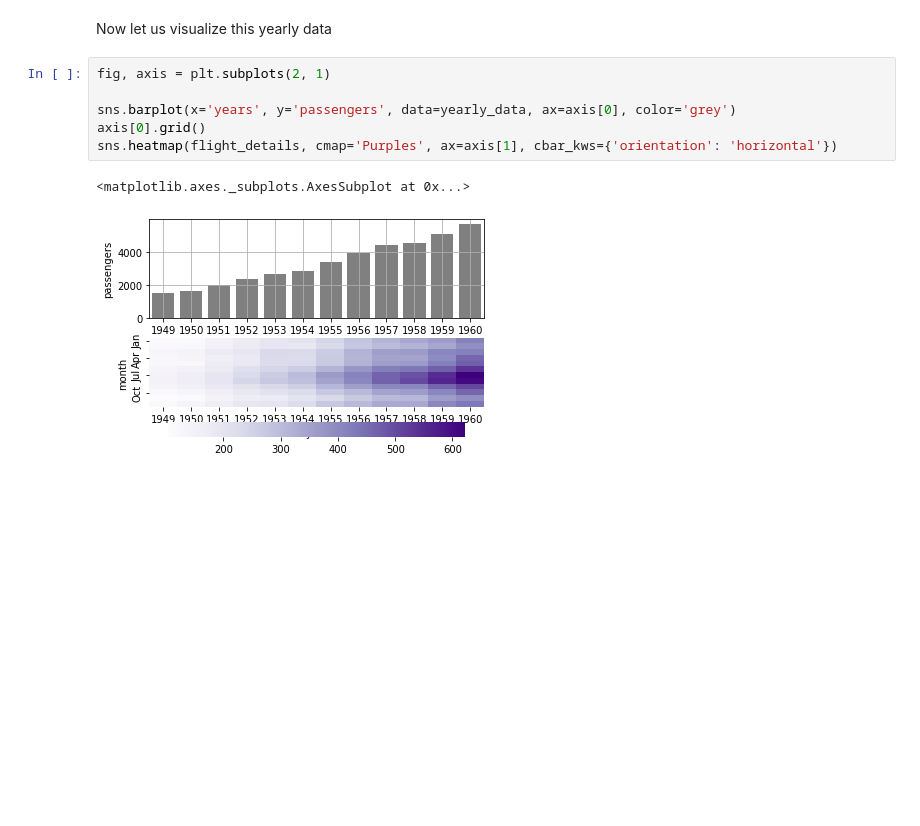
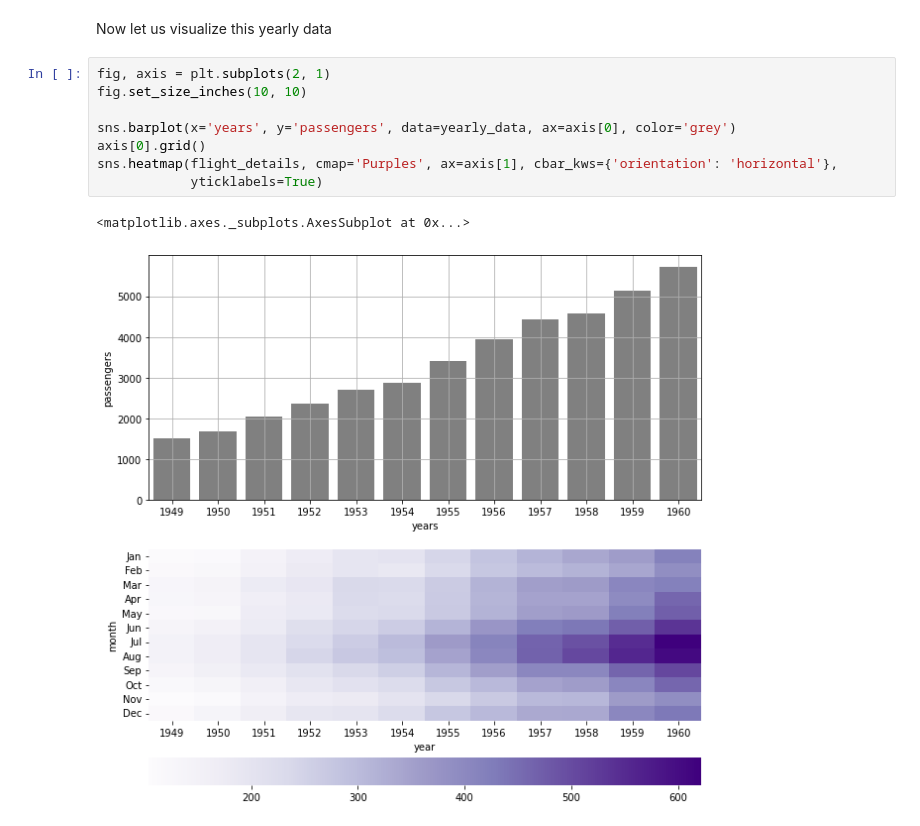
Before and after one commit to albinjohn366/DataScience_Tutorials, a Jupyter notebook: DataVisualization.ipynb, the cells around one changed output. Cells and saved outputs as stored; diff of their text form; blank space fills up the shorter version.

```diff
--- a/DataVisualization.ipynb
+++ b/DataVisualization.ipynb
@@ -304,10 +304,12 @@ yearly_data.head()
 Now let us visualize this yearly data
 # %%
 fig, axis = plt.subplots(2, 1)
+fig.set_size_inches(10, 10)
 
 sns.barplot(x='years', y='passengers', data=yearly_data, ax=axis[0], color='grey')
 axis[0].grid()
-sns.heatmap(flight_details, cmap='Purples', ax=axis[1], cbar_kws={'orientation': 'horizontal'})
+sns.heatmap(flight_details, cmap='Purples', ax=axis[1], cbar_kws={'orientation': 'horizontal'},
+            yticklabels=True)
 # %% [output]
 <matplotlib.axes._subplots.AxesSubplot at 0x...>
-[figure, old version]
+[figure, new version]
```
Also changed, not shown: parts of 30 cells of this notebook.
